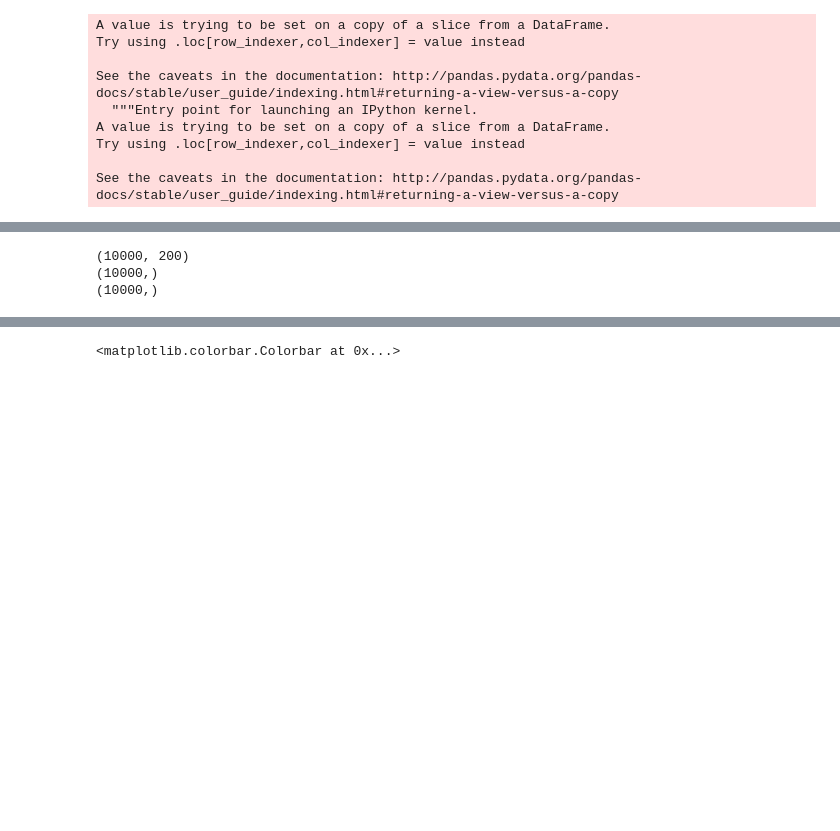
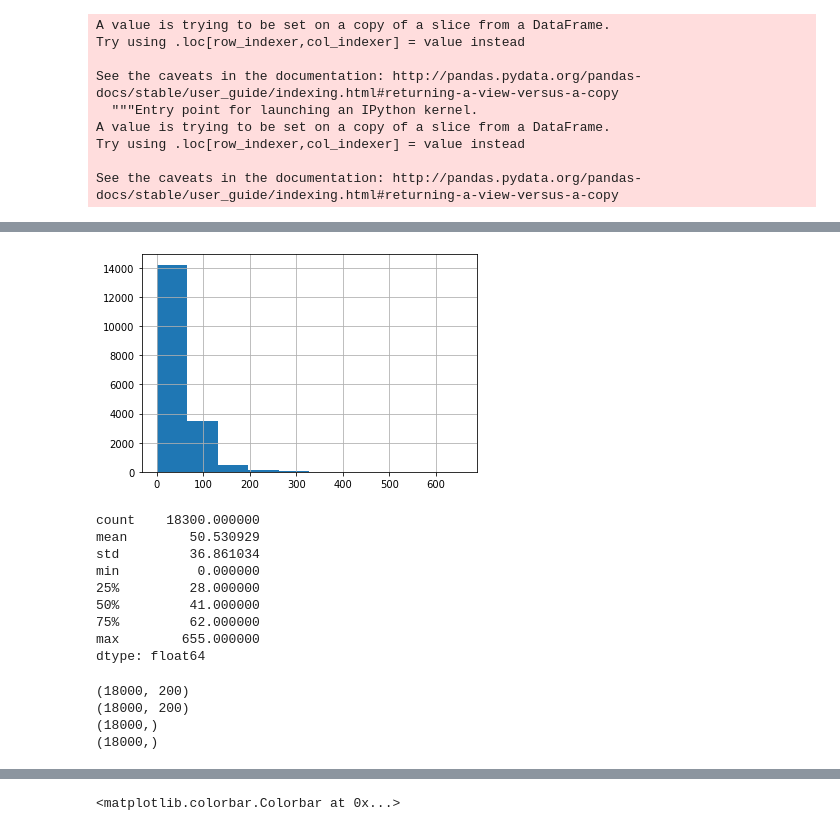
Before and after one commit to maxyuan6717/cpsc-482-code-project, a Jupyter notebook: Coding_Project.ipynb, the cells around one changed output, grey strips where cells are left out. Drawn from its saved outputs; the diff is of its cells as text; code cells hidden in the pictures; blank space fills up the shorter version.

```diff
--- a/Coding_Project.ipynb
+++ b/Coding_Project.ipynb
@@ -136,2 +186,18 @@ max        712.000000
 dtype: float64
+# %%
+reviews_len_t = [len(x) for x in reviews_tokenized_og_t]
+pd.Series(reviews_len_t).hist()
+plt.show()
+pd.Series(reviews_len_t).describe()
+# %% [output]
+[figure, added]
+count    18300.000000
+mean        50.530929
+std         36.861034
+min          0.000000
+25%         28.000000
+50%         41.000000
+75%         62.000000
+max        655.000000
+dtype: float64
 # %%
@@ -153,24 +223,27 @@ features_og = pad_features(reviews_tokenized_og, 200)
 binary_labels_og=np.array(binary_labels_og)
 ternary_labels_og=np.array(ternary_labels_og)
-# %%
-batch_size = 50
-num_features_og = len(features_og)
-divisible = int(num_features_og / batch_size) * batch_size
-divisible = 10000
-
-random_subset = random.sample(range(num_features_og), divisible)
-
-features = features_og[random_subset,]
-binary_labels = binary_labels_og[random_subset]
-ternary_labels = ternary_labels_og[random_subset]
-
-print(features.shape)
-print(binary_labels.shape)
-print(ternary_labels.shape)
-# %% [output]
-(10000, 200)
-(10000,)
-(10000,)
+# %%
+num_features_og_b = len(features_og_b)
+num_features_og_t = len(features_og_t)
+
+random_subset_b = random.sample(range(num_features_og_b), NUM_SAMPLES)
+random_subset_t = random.sample(range(num_features_og_t), NUM_SAMPLES)
+
+features_b = features_og_b[random_subset_b,]
+binary_labels = binary_labels_og[random_subset_b]
+
+features_t = features_og_t[random_subset_t,]
+ternary_labels = ternary_labels_og[random_subset_t]
+
+print(features_b.shape)
+print(features_t.shape)
+print(binary_labels.shape)
+print(ternary_labels.shape)
+# %% [output]
+(18000, 200)
+(18000, 200)
+(18000,)
+(18000,)
 # %%
 print(np.mean(binary_labels==random.choices(range(2), k=len(binary_labels))))
 print(np.mean(ternary_labels==random.choices(range(3), k=len(ternary_labels))))
```
Also changed, not shown: parts of 27 cells of this notebook.
